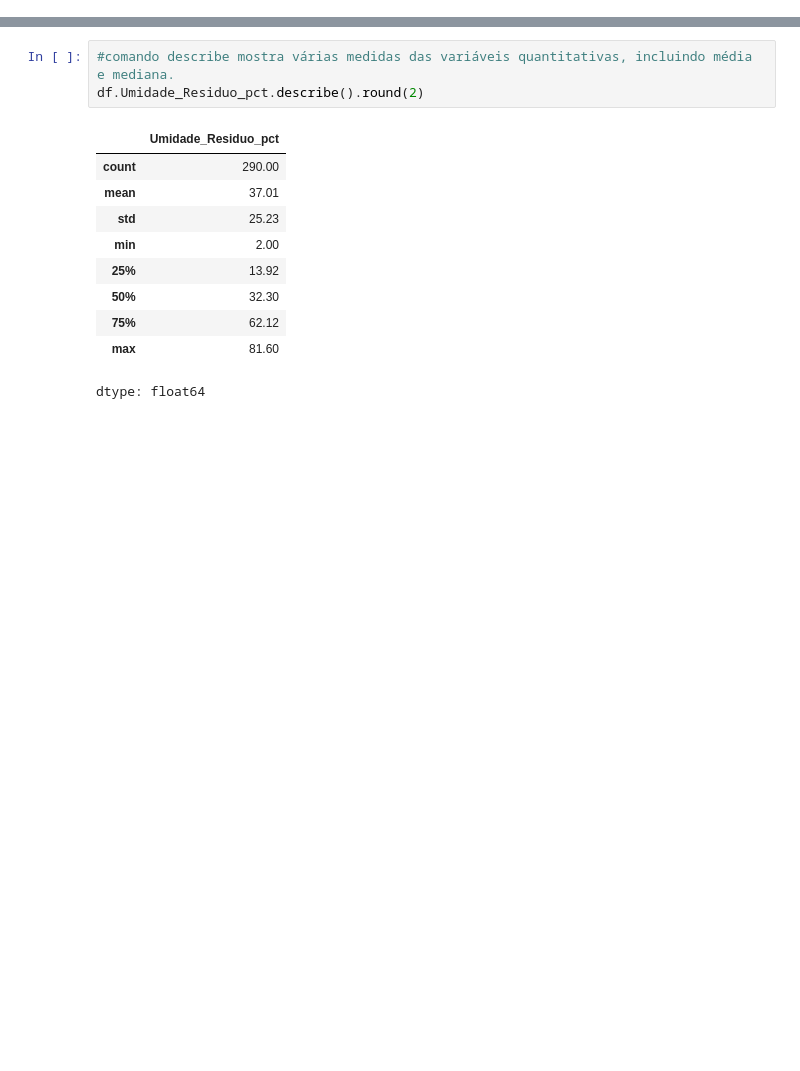
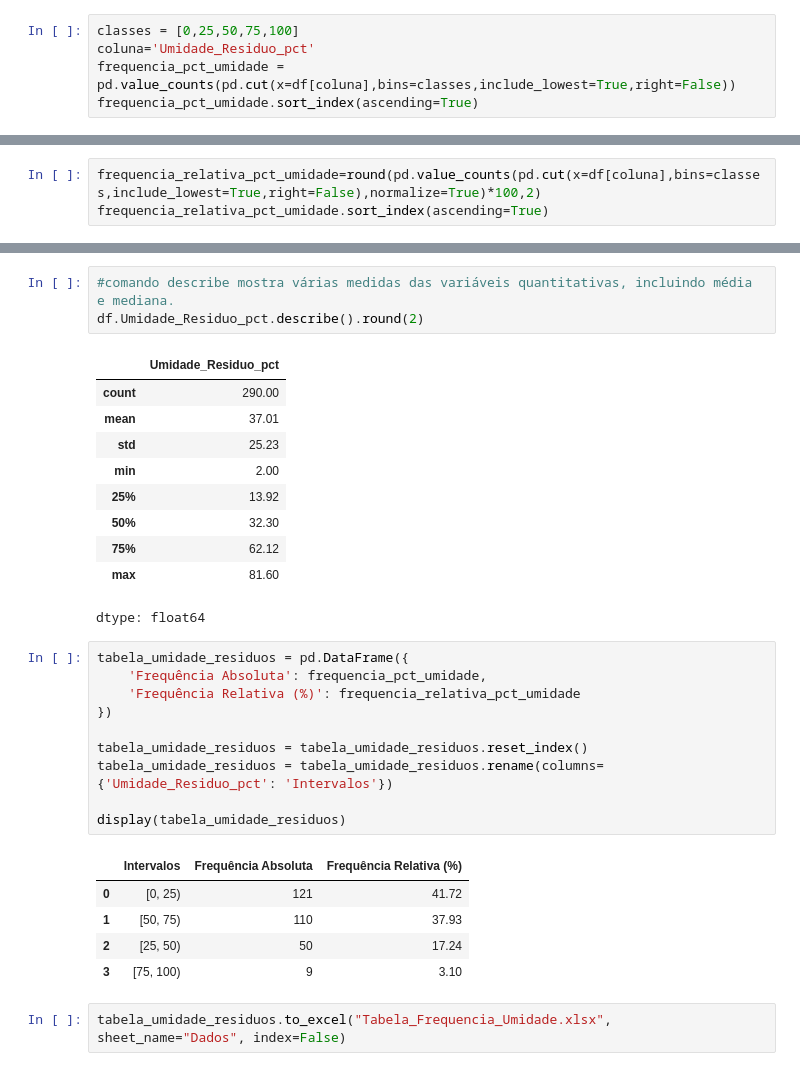
Before and after one commit to gobstech/Solid_Waste_Data_Analysis_Study, a Jupyter notebook: src/quant1_graficos_e_medidas.ipynb, the cells around one changed output, grey strips where cells are left out. Saved outputs shown, nothing was run; the diff lists cells and outputs as text; blank space fills up the shorter version.

Commit message:
inserindo funcionalidade de criar tabela ao excel

```diff
--- a/src/quant1_graficos_e_medidas.ipynb
+++ b/src/quant1_graficos_e_medidas.ipynb
@@ -33 +33,6 @@ df
 290 rows × 11 columns
+# %%
+classes = [0,25,50,75,100]
+coluna='Umidade_Residuo_pct'
+frequencia_pct_umidade = pd.value_counts(pd.cut(x=df[coluna],bins=classes,include_lowest=True,right=False))
+frequencia_pct_umidade.sort_index(ascending=True)
@@ -33,0 +47,3 @@ df
+# %%
+frequencia_relativa_pct_umidade=round(pd.value_counts(pd.cut(x=df[coluna],bins=classes,include_lowest=True,right=False),normalize=True)*100,2)
+frequencia_relativa_pct_umidade.sort_index(ascending=True)
@@ -88,3 +120,21 @@ df.Umidade_Residuo_pct.describe().round(2)
 | 75% | 62.12 |
 | max | 81.60 |
 dtype: float64
+# %%
+tabela_umidade_residuos = pd.DataFrame({
+    'Frequência Absoluta': frequencia_pct_umidade,
+    'Frequência Relativa (%)': frequencia_relativa_pct_umidade
+})
+
+tabela_umidade_residuos = tabela_umidade_residuos.reset_index()
+tabela_umidade_residuos = tabela_umidade_residuos.rename(columns={'Umidade_Residuo_pct': 'Intervalos'})
+
+display(tabela_umidade_residuos)
+# %% [output]
+|  | Intervalos | Frequência Absoluta | Frequência Relativa (%) |
+| 0 | [0, 25) | 121 | 41.72 |
+| 1 | [50, 75) | 110 | 37.93 |
+| 2 | [25, 50) | 50 | 17.24 |
+| 3 | [75, 100) | 9 | 3.10 |
+# %%
+tabela_umidade_residuos.to_excel("Tabela_Frequencia_Umidade.xlsx", sheet_name="Dados", index=False)
```
Also changed, not shown: parts of 4 cells of this notebook, 3 other files.
